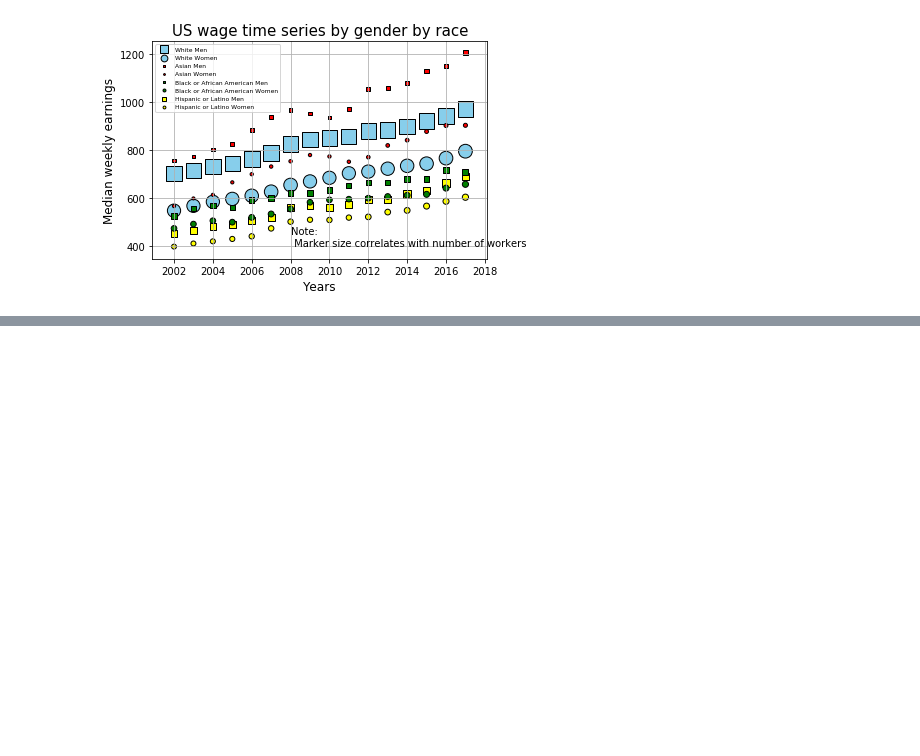
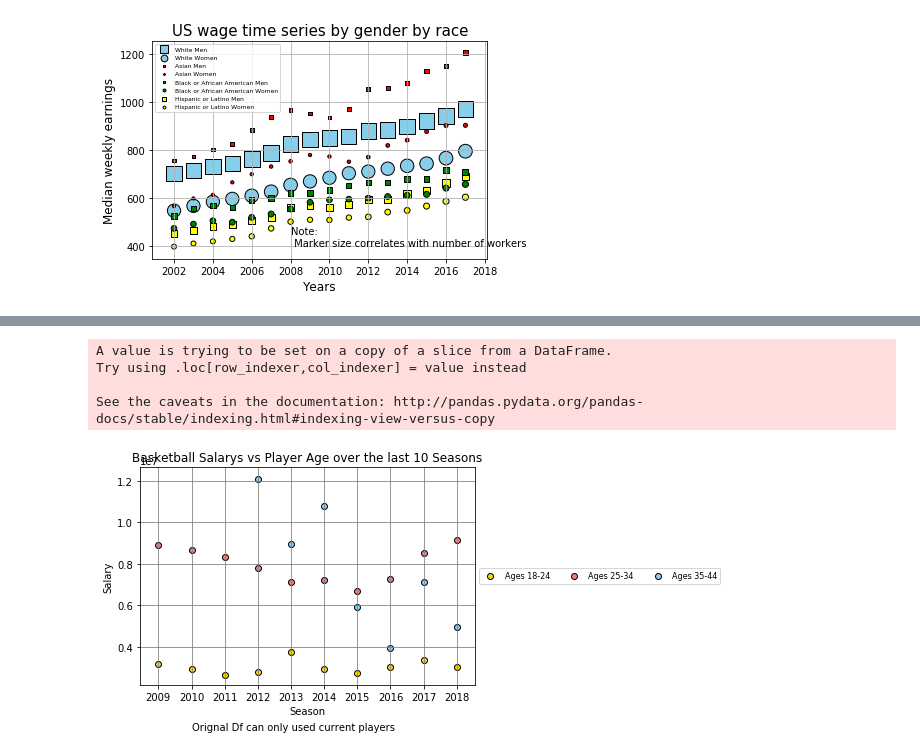
Before and after one commit to ejackson815/Project1, a Jupyter notebook: Analysis_Code/Final Analysis.ipynb, the cells around one changed output, grey strips where cells are left out. Saved outputs shown, nothing was run; the diff lists cells and outputs as text; code cells hidden in the pictures; blank space fills up the shorter version.

```diff
--- a/Analysis_Code/Untitled.ipynb
+++ b/Analysis_Code/Final Analysis.ipynb
@@ -59,0 +450,18 @@ USwage_bygenderbyrace()
+# %%
+#Putting Data into Bins
+AvI2018["Age Groups"] = pd.cut(AvI2018["Age"], bins, labels=group_names)
+AvI2017["Age Groups"] = pd.cut(AvI2017["Age"], bins, labels=group_names)
+AvI2016["Age Groups"] = pd.cut(AvI2016["Age"], bins, labels=group_names)
+AvI2015["Age Groups"] = pd.cut(AvI2015["Age"], bins, labels=group_names)
+AvI2014["Age Groups"] = pd.cut(AvI2014["Age"], bins, labels=group_names)
+AvI2013["Age Groups"] = pd.cut(AvI2013["Age"], bins, labels=group_names)
+AvI2012["Age Groups"] = pd.cut(AvI2012["Age"], bins, labels=group_names)
+AvI2011["Age Groups"] = pd.cut(AvI2011["Age"], bins, labels=group_names)
+AvI2010["Age Groups"] = pd.cut(AvI2010["Age"], bins, labels=group_names)
+AvI2009["Age Groups"] = pd.cut(AvI2009["Age"], bins, labels=group_names)
+AvI2008["Age Groups"] = pd.cut(AvI2008["Age"], bins, labels=group_names)
+# %% [output]
+A value is trying to be set on a copy of a slice from a DataFrame.
+Try using .loc[row_indexer,col_indexer] = value instead
+
+See the caveats in the documentation: http://pandas.pydata.org/pandas-docs/stable/indexing.html#indexing-view-versus-copy
@@ -59,0 +492,46 @@ USwage_bygenderbyrace()
+# %%
+#Building Age vs Salary Chart DF
+chart = Tw_18.merge(Tw_17, how='left', on="Age Groups")#, right_on='Player',suffixes=('_2018','_2017')).fillna(0)
+chart = chart.merge(Tw_16, how='left', on="Age Groups")#, right_on='Player',suffixes=('_2018','_2017')).fillna(0)
+chart = chart.merge(Tw_15, how='left', on="Age Groups")#, right_on='Player',suffixes=('_2018','_2017')).fillna(0)
+chart = chart.merge(Tw_14, how='left', on="Age Groups")#, right_on='Player',suffixes=('_2018','_2017')).fillna(0)
+chart = chart.merge(Tw_13, how='left', on="Age Groups")#, right_on='Player',suffixes=('_2018','_2017')).fillna(0)
+chart = chart.merge(Tw_12, how='left', on="Age Groups")#, right_on='Player',suffixes=('_2018','_2017')).fillna(0)
+chart = chart.merge(Tw_11, how='left', on="Age Groups")#, right_on='Player',suffixes=('_2018','_2017')).fillna(0)
+chart = chart.merge(Tw_10, how='left', on="Age Groups")#, right_on='Player',suffixes=('_2018','_2017')).fillna(0)
+chart = chart.merge(Tw_09, how='left', on="Age Groups")#, right_on='Player',suffixes=('_2018','_2017')).fillna(0)
+chart = chart.merge(Tw_08, how='left', on="Age Groups")#, right_on='Player',suffixes=('_2018','_2017')).fillna(0)
+chart=chart.rename(columns={'2018_x':'2018'})
+chart=chart.iloc[:,[0,2,4,6,8,10,12,14,16,18,20]]
+
+chart1=chart.transpose() # the chart format needed to be changed
+chart1.columns = chart1.iloc[0]  #Copy what i want as my index value to index
+chart1.reset_index()
+chart1['Years']= chart1.index #I need to make a new index but save the value that the chart is currently indexed by
+chart1.index = range(11)         #Setting Index
+chart1=chart1.drop(chart1.index[0]) #Removing the line i used to make my index
+chart1= chart1.sort_values(["Years"], ascending=True)
+# %%
+#The Following is a scatterplot for age vs Avg salary
+
+a=plt.scatter(chart1["Years"], chart1["Ages 18-24"], c='gold', edgecolor="black")
+b=plt.scatter(chart1["Years"], chart1["Ages 25-34"], c='lightcoral', edgecolor="black")
+c=plt.scatter(chart1["Years"], chart1["Ages 34-44"], c='lightskyblue', edgecolor="black")
+
+
+plt.title("Basketball Salarys vs Player Age over the last 10 Seasons")
+plt.xlabel("Season")
+plt.ylabel("Salary")
+plt.text(1, .025, r'Orignal Df can only used current players')
+plt.legend((a, b, c), ('Ages 18-24', 'Ages 25-34', 'Ages 35-44'), scatterpoints=1,
+            loc='center left',
+            bbox_to_anchor=(1, 0.5),
+            ncol=3,
+            fontsize=8)
+
+
+plt.grid(b=True, which = 'major', color ='gray', linestyle='-')
+plt.savefig("NBA Salary Vs Age")
+plt.show()
+# %% [output]
+[figure, added]
```
Also changed, not shown: parts of 27 cells of this notebook, 5 other files.
